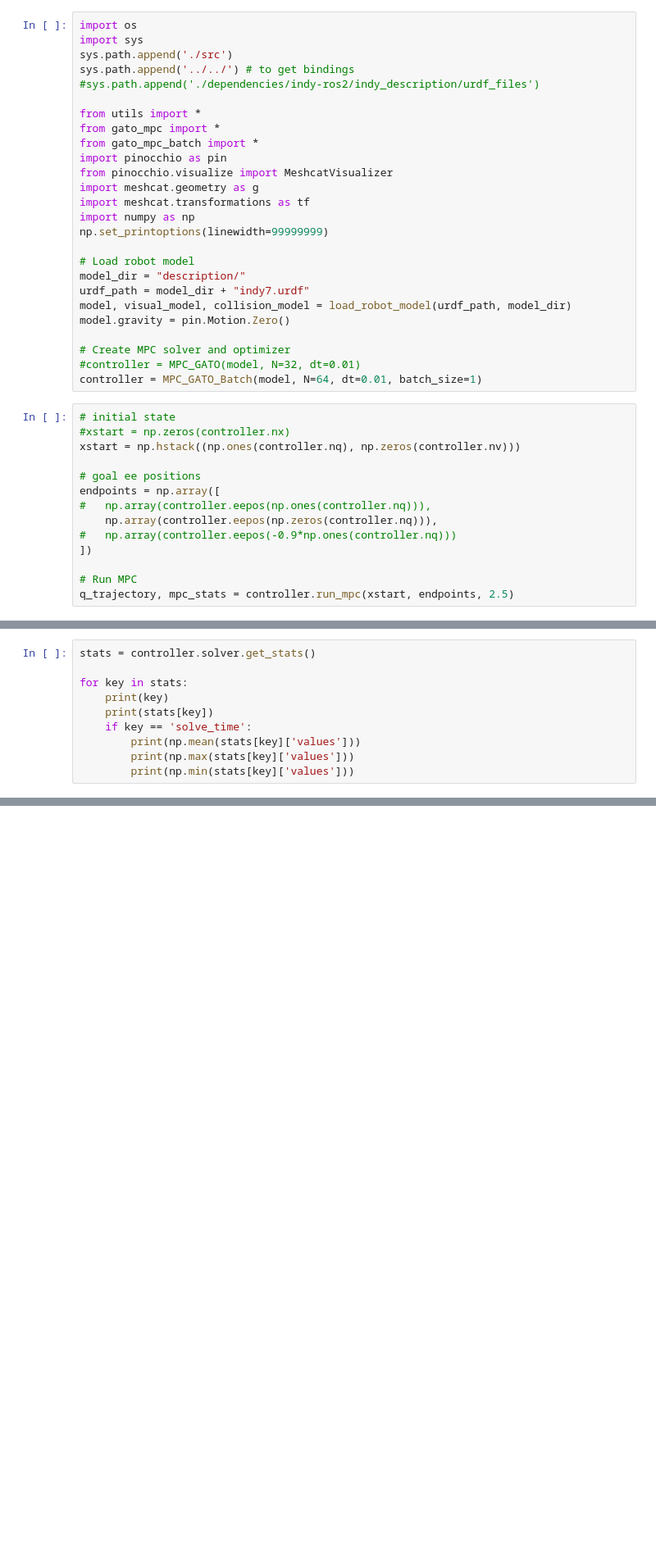
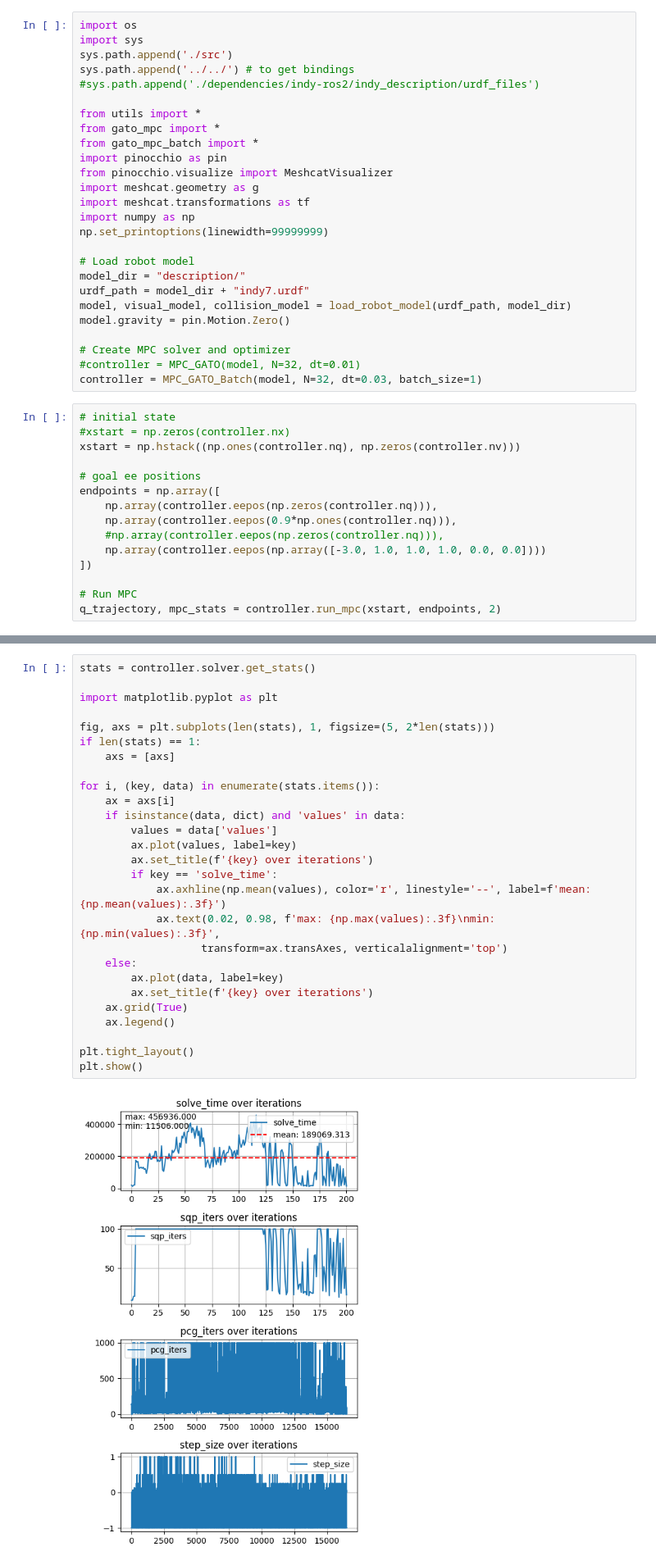
Before and after one commit to A2R-Lab/indy7-mpc, a Jupyter notebook: gato_mpc_indy7.ipynb, the cells around one changed output, grey strips where cells are left out. Shown at 82% size. Drawn from its saved outputs; the diff is of its cells as text; blank space fills up the shorter version.

```diff
--- a/gato_mpc_indy7.ipynb
+++ b/gato_mpc_indy7.ipynb
@@ -23,7 +23,7 @@ model.gravity = pin.Motion.Zero()
 
 # Create MPC solver and optimizer
 #controller = MPC_GATO(model, N=32, dt=0.01)
-controller = MPC_GATO_Batch(model, N=64, dt=0.01, batch_size=1)
+controller = MPC_GATO_Batch(model, N=32, dt=0.03, batch_size=1)
 # %%
 # initial state
 #xstart = np.zeros(controller.nx)
@@ -31,11 +31,12 @@ xstart = np.hstack((np.ones(controller.nq), np.zeros(controller.nv)))
 
 # goal ee positions
 endpoints = np.array([
-#   np.array(controller.eepos(np.ones(controller.nq))),
     np.array(controller.eepos(np.zeros(controller.nq))),
-#   np.array(controller.eepos(-0.9*np.ones(controller.nq)))
+    np.array(controller.eepos(0.9*np.ones(controller.nq))),
+    #np.array(controller.eepos(np.zeros(controller.nq))),
+    np.array(controller.eepos(np.array([-3.0, 1.0, 1.0, 1.0, 0.0, 0.0])))
 ])
 
 # Run MPC
-q_trajectory, mpc_stats = controller.run_mpc(xstart, endpoints, 2.5)
+q_trajectory, mpc_stats = controller.run_mpc(xstart, endpoints, 2)
 # %% [output]
@@ -62,13 +63,3 @@ for key in mpc_stats:
     print(mpc_stats[key])
 # %% [output]
 NameError: name 'mpc_stats' is not defined
-# %%
-stats = controller.solver.get_stats()
-
-for key in stats:
-    print(key)
-    print(stats[key])
-    if key == 'solve_time':
-        print(np.mean(stats[key]['values']))
-        print(np.max(stats[key]['values']))
-        print(np.min(stats[key]['values']))
@@ -85,3 +66,32 @@ pcg_iters
+# %%
+stats = controller.solver.get_stats()
+
+import matplotlib.pyplot as plt
+
+fig, axs = plt.subplots(len(stats), 1, figsize=(5, 2*len(stats)))
+if len(stats) == 1:
+    axs = [axs]
+
+for i, (key, data) in enumerate(stats.items()):
+    ax = axs[i]
+    if isinstance(data, dict) and 'values' in data:
+        values = data['values']
+        ax.plot(values, label=key)
+        ax.set_title(f'{key} over iterations')
+        if key == 'solve_time':
+            ax.axhline(np.mean(values), color='r', linestyle='--', label=f'mean: {np.mean(values):.3f}')
+            ax.text(0.02, 0.98, f'max: {np.max(values):.3f}\nmin: {np.min(values):.3f}',
+                   transform=ax.transAxes, verticalalignment='top')
+    else:
+        ax.plot(data, label=key)
+        ax.set_title(f'{key} over iterations')
+    ax.grid(True)
+    ax.legend()
+
+plt.tight_layout()
+plt.show()
+# %% [output]
+[figure, added]
 # %%
 # Setup pinocchio visualizer
 viz = MeshcatVisualizer(model, collision_model, visual_model)
```
Also changed, not shown: parts of 2 cells of this notebook, 3 other files.
